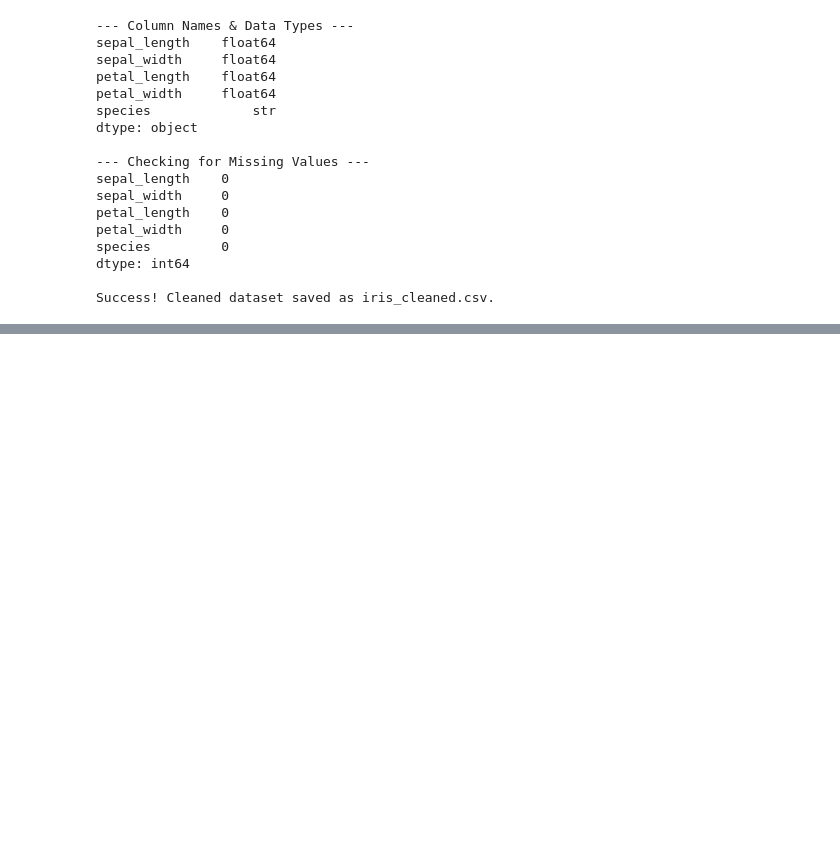
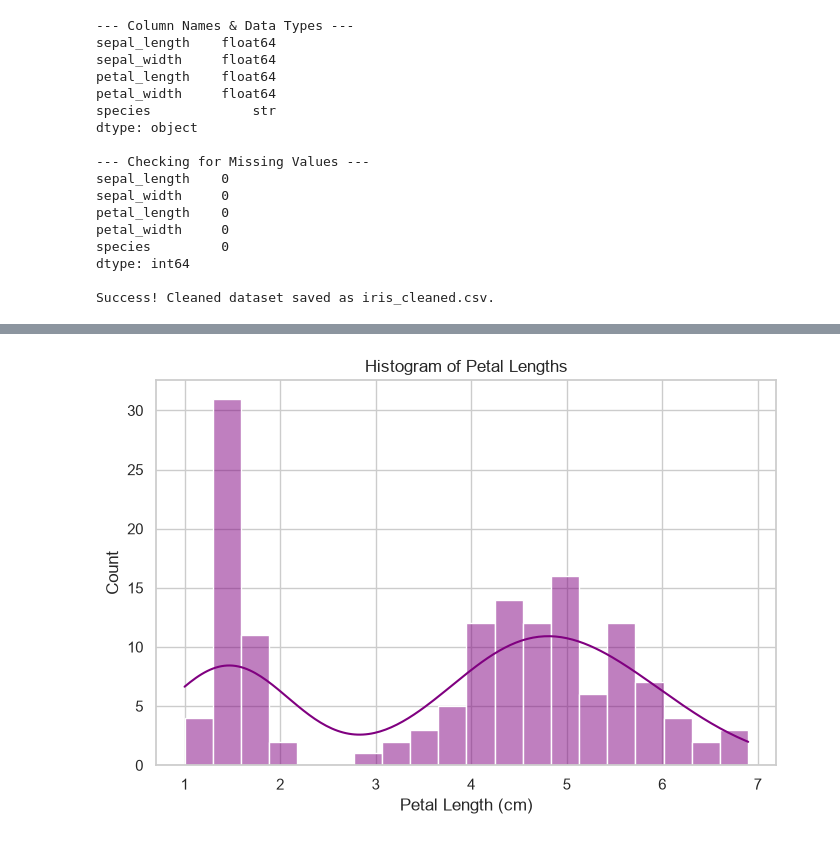
Before and after one commit to HKaurp27/iris-analysis-groupA, a Jupyter notebook: PythonFiles/Main_Iris_project.ipynb, the cells around one changed output, grey strips where cells are left out. Drawn from its saved outputs; the diff is of its cells as text; code cells hidden in the pictures; blank space fills up the shorter version.

```diff
--- a/PythonFiles/Main_Iris_project.ipynb
+++ b/PythonFiles/Main_Iris_project.ipynb
@@ -175,0 +206,24 @@ Success! Cleaned dataset saved as iris_cleaned.csv.
+# %%
+# 2. Categorize Flowers Using If/Else & Save to CSV
+#---This code checks the petal length of every flower using if-elif-else control structures, adds a category label, and saves the result to a new file named iris_classes.csv
+
+# Create an empty list to store the category labels
+categories = []
+
+# Loop through every petal length in the dataset
+for petal_len in df['petal_length']:
+    if petal_len < 2:
+        categories.append("Short Petal")
+    elif 2 <= petal_len <= 5:
+        categories.append("Medium Petal")
+    else:
+        categories.append("Long Petal")
+
+# Add the new list as a column in our DataFrame
+df['petal_category'] = categories
+
+# Save the updated data into 'iris_classes.csv'
+df.to_csv('iris_classes.csv', index=False)
+
+print("Success! Categorized data saved to 'iris_classes.csv'.")
+print(df[['petal_length', 'petal_category']].head(10))
@@ -175,0 +272,17 @@ Success! Cleaned dataset saved as iris_cleaned.csv.
+# %%
+# 4.Data Visualizations (Plots & Charts)
+
+# 1. Histogram of Petal Lengths
+import matplotlib.pyplot as plt
+import seaborn as sns
+
+sns.set_theme(style="whitegrid")
+
+plt.figure(figsize=(8, 5))
+sns.histplot(df['petal_length'], bins=20, kde=True, color='purple')
+plt.title('Histogram of Petal Lengths')
+plt.xlabel('Petal Length (cm)')
+plt.ylabel('Count')
+plt.show()
+# %% [output]
+[figure, added]
```
Also changed, not shown: parts of 14 cells of this notebook.
